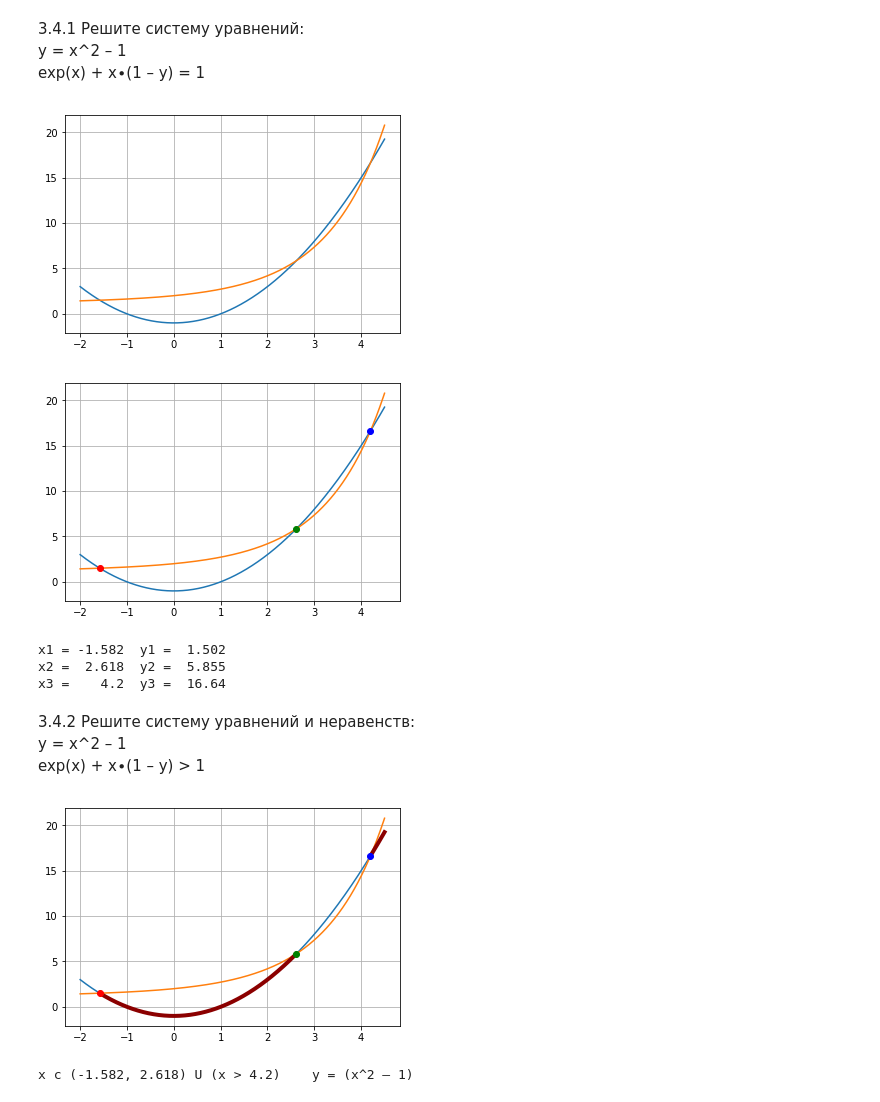
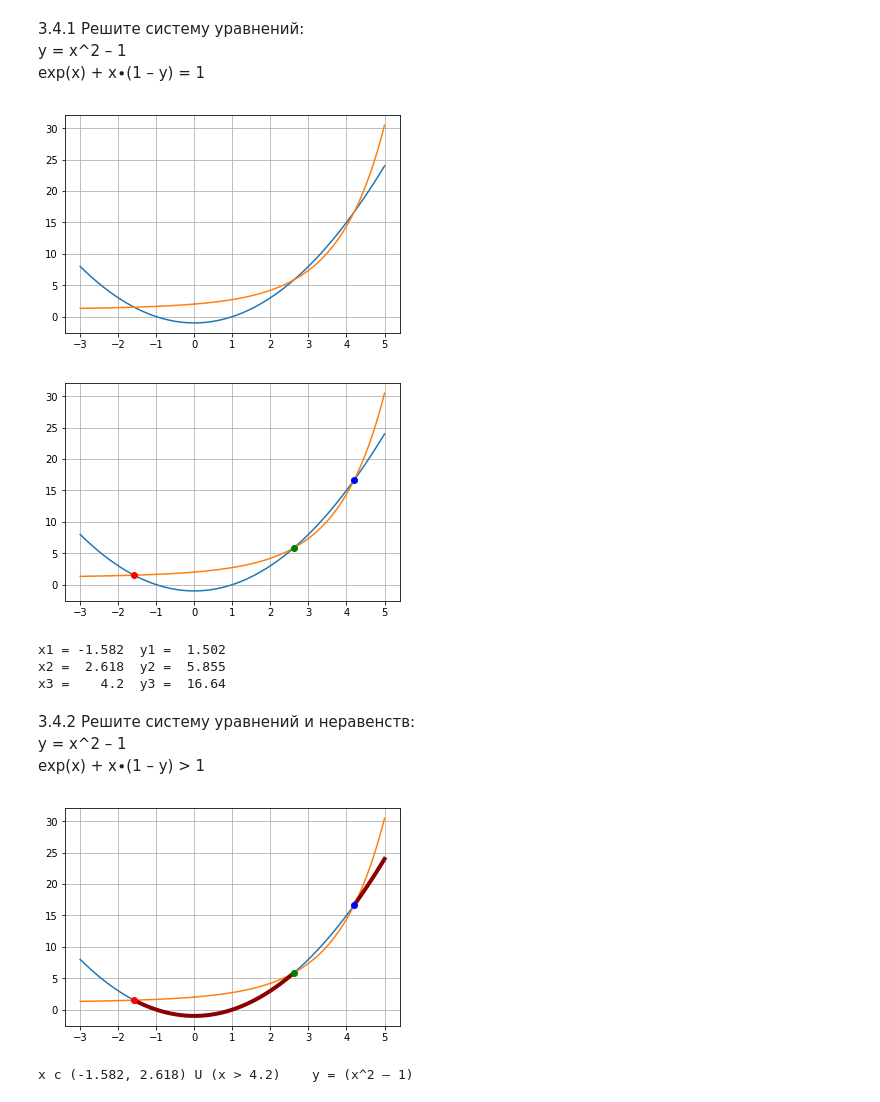
Before and after one commit to zirfuz/math, a Jupyter notebook: lesson_1.ipynb, the cells around one changed output. Cells and saved outputs as stored; diff of their text form; code cells hidden in the pictures.

```diff
--- a/lesson_1.ipynb
+++ b/lesson_1.ipynb
@@ -158,12 +158,12 @@ plt.polar(a, r);
   y = x^2 – 1
   exp(x) + x∙(1 – y) = 1
 # %%
-x = np.linspace(-2, 4.5, 10001)
+x = np.linspace(-3, 5, 10001)
 plt.grid(True)
 plt.plot(x, x**2 - 1)
 plt.plot(x, 1 - (1 - np.exp(x))/x);
 # %% [output]
-[figure, old version]
+[figure, new version]
 # %%
 from scipy.optimize import fsolve
 
@@ -188,7 +188,7 @@ print(f'x1 = {x1:6.4}  y1 = {y1:6.4}')
 print(f'x2 = {x2:6.4}  y2 = {y2:6.4}')
 print(f'x3 = {x3:6.4}  y3 = {y3:6.4}')
 # %% [output]
-[figure, old version]
+[figure, new version]
 x1 = -1.582  y1 =  1.502
 x2 =  2.618  y2 =  5.855
 x3 =    4.2  y3 =  16.64
@@ -221,5 +221,5 @@ plt.show()
 
 print(f'x c ({x1:.4}, {x2:.4}) U (x > {x3:.4})    y = (x^2 – 1)')
 # %% [output]
-[figure, old version]
+[figure, new version]
 x c (-1.582, 2.618) U (x > 4.2)    y = (x^2 – 1)
```
